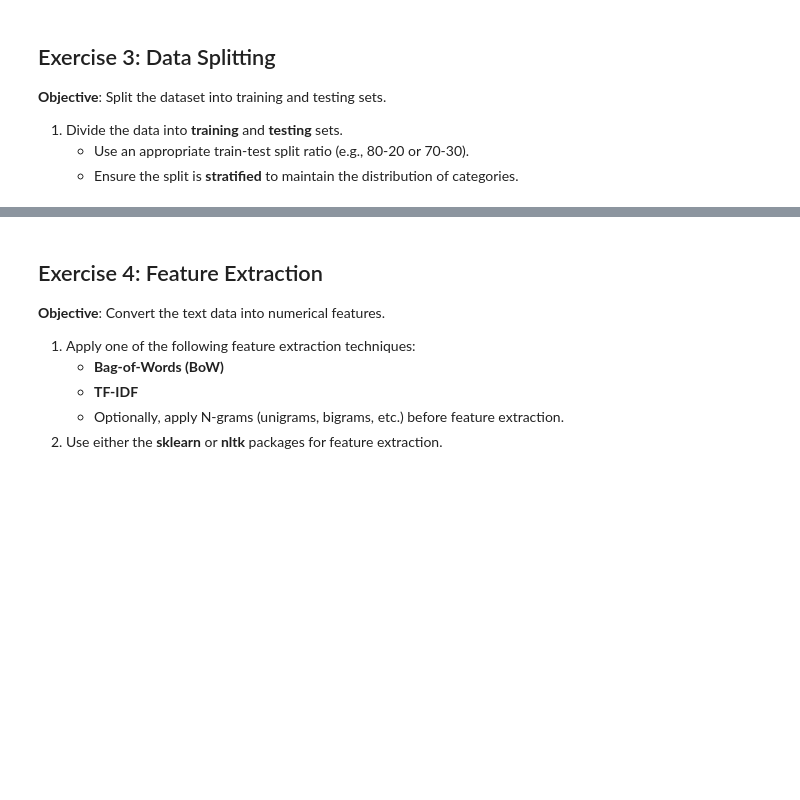
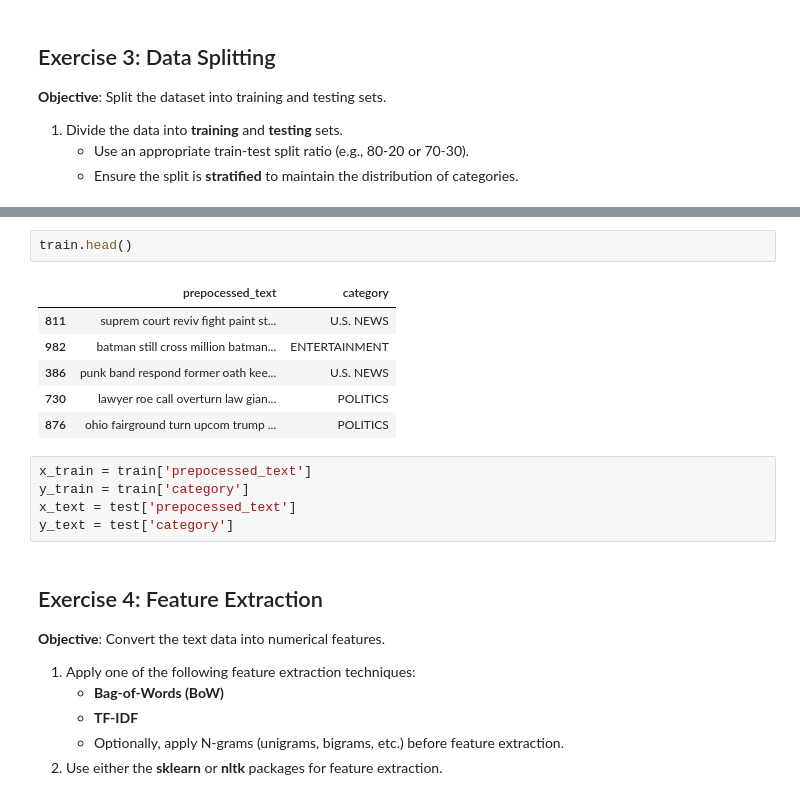
Before and after one commit to LCDA-UCP/tac-hands-on, a Jupyter notebook: exercises/session06-08/text_classification_exercises.ipynb, the cells around one changed output, grey strips where cells are left out. Saved outputs shown, nothing was run; the diff lists cells and outputs as text; blank space fills up the shorter version.

```diff
--- a/exercises/session06-08/text_classification_exercises.ipynb
+++ b/exercises/session06-08/text_classification_exercises.ipynb
@@ -108,3 +218,17 @@ plt.show()
+# %%
+train.head()
+# %% [output]
+|  | prepocessed_text | category |
+| 811 | suprem court reviv fight paint st... | U.S. NEWS |
+| 982 | batman still cross million batman... | ENTERTAINMENT |
+| 386 | punk band respond former oath kee... | U.S. NEWS |
+| 730 | lawyer roe call overturn law gian... | POLITICS |
+| 876 | ohio fairground turn upcom trump ... | POLITICS |
+# %%
+x_train = train['prepocessed_text']
+y_train = train['category']
+x_text = test['prepocessed_text']
+y_text = test['category']
 # %% [markdown]
 ## Exercise 4: Feature Extraction
 
```
Also changed, not shown: parts of 24 cells of this notebook, 3 other files.
